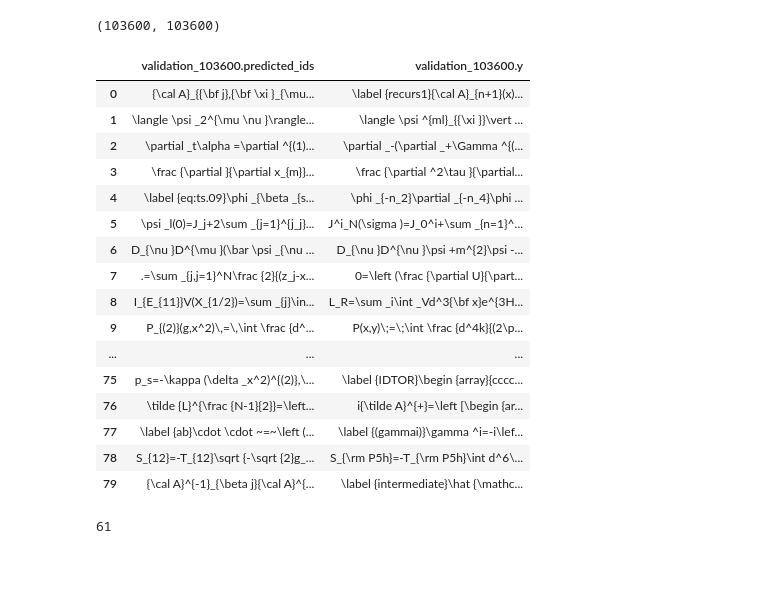
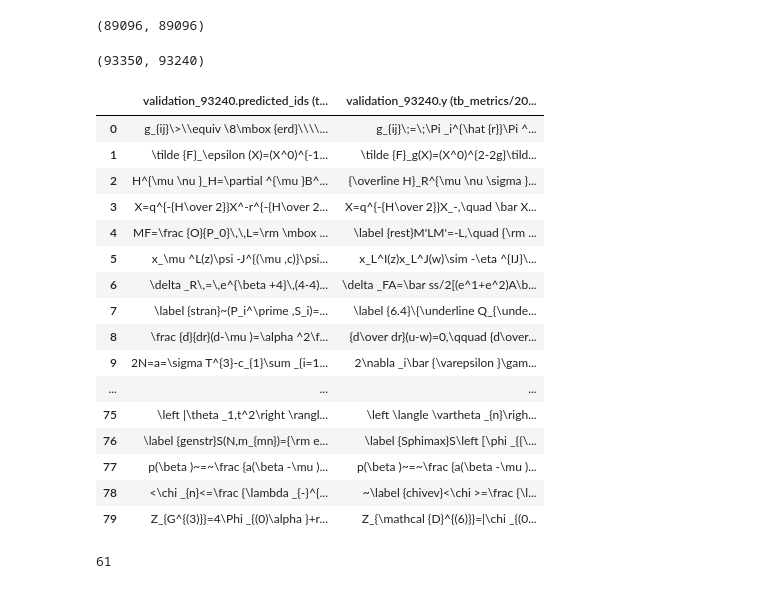
Before and after one commit to untrix/im2latex, a Jupyter notebook: src/visualize.ipynb, the cells around one changed output. Drawn from its saved outputs; the diff is of its cells as text; code cells hidden in the pictures.

Commit message:
Comparing runs with my dynamic_decoder code.

```diff
--- a/src/visualize.ipynb
+++ b/src/visualize.ipynb
@@ -109,11 +109,13 @@ class VisualizeDir(object):
             if mingle:
                 ar1 = ["".join(row) for row in df_str.itertuples(index=False)]
                 ar2 = ["".join(row) for row in df_str2.itertuples(index=False)]
-                data = {'%s_%d %s / %s'%(graph, step, key, key2): [e for t in zip(ar1, ar2) for e in t]}
-                return pd.DataFrame(data)
+                data = {'%s_%d %s / %s\t\t(%s)'%(graph, step, key, key2, self._storedir): [e for t in zip(ar1, ar2) for e in t]}
             else:
-                data = {'%s_%d.%s'%(graph, step, key): ["".join(row) for row in df_str.itertuples(index=False)], '%s_%d.%s'%(graph, step, key2): ["".join(row) for row in df_str2.itertuples(index=False)]}
-                return pd.DataFrame(data)
+                data = {'%s_%d.%s\t\t(%s)'%(graph, step, key, self._storedir): ["".join(row) for row in df_str.itertuples(index=False)], '%s_%d.%s\t\t(%s)'%(graph, step, key2, self._storedir): ["".join(row) for row in df_str2.itertuples(index=False)]}
+
+            df = pd.DataFrame(data)
+#             df.style.set_caption('%s/%s_%s'%(self._storedir, graph, step))
+            return df
 
     def prune_logs(self, save_epochs=1):
         """Save the latest save_epochs logs and remove the rest."""
@@ -186,32 +188,36 @@ class DiffParams(object):
 # v = Visualize('./tb_metrics_dev/2017-10-06 17-56-47 PDT/store', '../data/generated2')
 # v = VisualizeDir('./tb_metrics/2017-10-08 12-26-45 PDT/store')
 # v = VisualizeDir('./tb_metrics_dev/2017-10-09 12-45-15 PDT/store')
-vd = VisualizeDir('./tb_metrics/2017-10-09 17-43-49 PDT/store')
+# vd = VisualizeDir('./tb_metrics/2017-10-09 17-43-49 PDT/store')
+vd = VisualizeDir('tb_metrics/2017-09-26 22-40-18 PDT/my_decoder 2017-10-10 16-03-26 PDT/store')
+vd2 = VisualizeDir('tb_metrics/2017-09-26 22-40-18 PDT/new_code 2017-10-10 15-10-17 PDT/store')
-# %%
-vd.max_steps
-# %% [output]
-(103600, 103600)
+# %%
+display(vd.max_steps)
+display(vd2.max_steps)
+# %% [output]
+(89096, 89096)
+(93350, 93240)
 # %%
-vs = VisualizeStep(vd, 103600)
+vs = VisualizeStep(vd2, 93240)
 vs.strs('validation', 'predicted_ids', 'y', mingle=False)
 # %% [output]
-|  | validation_103600.predicted_ids | validation_103600.y |
-| 0 | {\cal A}_{{\bf j},{\bf \xi }_{\mu... | \label {recurs1}{\cal A}_{n+1}(x)... |
-| 1 | \langle \psi _2^{\mu \nu }\rangle... | \langle \psi ^{ml}_{{\xi }}\vert ... |
-| 2 | \partial _t\alpha =\partial ^{(1)... | \partial _-(\partial _+\Gamma ^{(... |
-| 3 | \frac {\partial }{\partial x_{m}}... | \frac {\partial ^2\tau }{\partial... |
-| 4 | \label {eq:ts.09}\phi _{\beta _{s... | \phi _{-n_2}\partial _{-n_4}\phi ... |
-| 5 | \psi _l(0)=J_j+2\sum _{j=1}^{j_j}... | J^i_N(\sigma )=J_0^i+\sum _{n=1}^... |
-| 6 | D_{\nu }D^{\mu }(\bar \psi _{\nu ... | D_{\nu }D^{\nu }\psi +m^{2}\psi -... |
-| 7 | .=\sum _{j,j=1}^N\frac {2}{(z_j-x... | 0=\left (\frac {\partial U}{\part... |
-| 8 | I_{E_{11}}V(X_{1/2})=\sum _{j}\in... | L_R=\sum _i\int _Vd^3{\bf x}e^{3H... |
-| 9 | P_{(2)}(g,x^2)\,=\,\int \frac {d^... | P(x,y)\;=\;\int \frac {d^4k}{(2\p... |
+|  | validation_93240.predicted_ids (t... | validation_93240.y (tb_metrics/20... |
+| 0 | g_{ij}\>\\equiv \8\mbox {erd}\\\\... | g_{ij}\;=\;\Pi _i^{\hat {r}}\Pi ^... |
+| 1 | \tilde {F}_\epsilon (X)=(X^0)^{-1... | \tilde {F}_g(X)=(X^0)^{2-2g}\tild... |
+| 2 | H^{\mu \nu }_H=\partial ^{\mu }B^... | {\overline H}_R^{\mu \nu \sigma }... |
+| 3 | X=q^{-{H\over 2}}X^-r^{-{H\over 2... | X=q^{-{H\over 2}}X_-,\quad \bar X... |
+| 4 | MF=\frac {O}{P_0}\,\,L=\rm \mbox ... | \label {rest}M'LM'=-L,\quad {\rm ... |
+| 5 | x_\mu ^L(z)\psi -J^{(\mu ,c)}\psi... | x_L^I(z)x_L^J(w)\sim -\eta ^{IJ}\... |
+| 6 | \delta _R\,=\,e^{\beta +4}\,(4-4)... | \delta _FA=\bar ss/2[(e^1+e^2)A\b... |
+| 7 | \label {stran}~(P_i^\prime ,S_i)=... | \label {6.4}\{\underline Q_{\unde... |
+| 8 | \frac {d}{dr}(d-\mu )=\alpha ^2\f... | {d\over dr}(u-w)=0,\qquad {d\over... |
+| 9 | 2N=a=\sigma T^{3}-c_{1}\sum _{i=1... | 2\nabla _i\bar {\varepsilon }\gam... |
 | ... | ... | ... |
-| 75 | p_s=-\kappa (\delta _x^2)^{(2)},\... | \label {IDTOR}\begin {array}{cccc... |
-| 76 | \tilde {L}^{\frac {N-1}{2}}=\left... | i{\tilde A}^{+}=\left [\begin {ar... |
-| 77 | \label {ab}\cdot \cdot ~=~\left (... | \label {(gammai)}\gamma ^i=-i\lef... |
-| 78 | S_{12}=-T_{12}\sqrt {-\sqrt {2}g_... | S_{\rm P5h}=-T_{\rm P5h}\int d^6\... |
-| 79 | {\cal A}^{-1}_{\beta j}{\cal A}^{... | \label {intermediate}\hat {\mathc... |
+| 75 | \left |\theta _1,t^2\right \rangl... | \left \langle \vartheta _{n}\righ... |
+| 76 | \label {genstr}S(N,m_{mn})={\rm e... | \label {Sphimax}S\left [\phi _{{\... |
+| 77 | p(\beta )~=~\frac {a(\beta -\mu )... | p(\beta )~=~\frac {a(\beta -\mu )... |
+| 78 | <\chi _{n}<=\frac {\lambda _{-}^{... | ~\label {chivev}<\chi >=\frac {\l... |
+| 79 | Z_{G^{(3)}}=4\Phi _{(0)\alpha }+r... | Z_{\mathcal {D}^{(6)}}=|\chi _{(0... |
 # %%
 # diff = DiffParams('./tb_metrics/2017-10-07 14-33-35 PDT', './tb_metrics_dev/2017-10-09 12-45-15 PDT')
 # diff = DiffParams('./tb_metrics/2017-09-26 22-40-18 PDT', './tb_metrics/2017-10-07 14-33-35 PDT')
```
Also changed, not shown: 4 other files.
